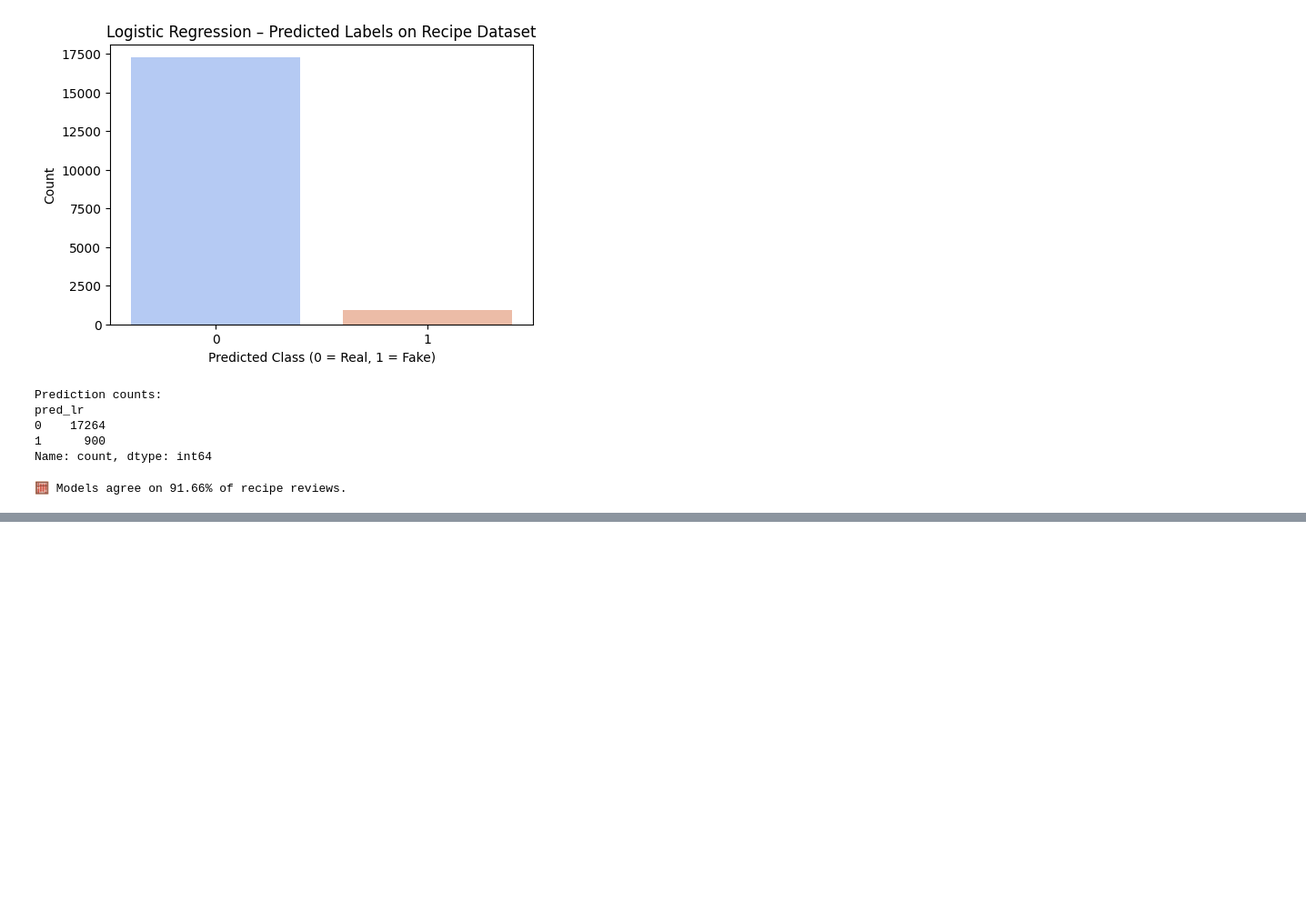
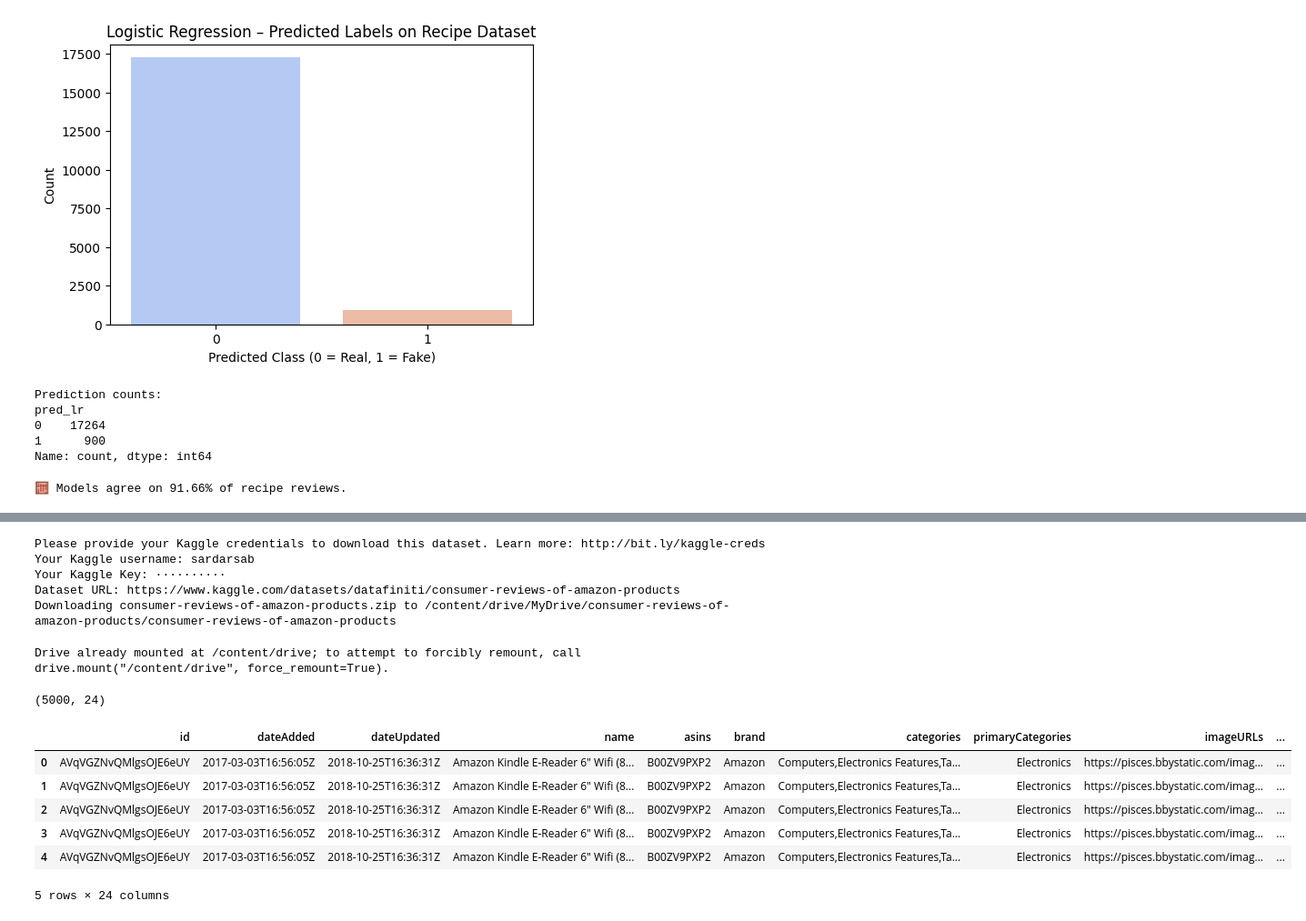
Before and after one commit to sardarmoneeb/Machine-Learning, a Jupyter notebook: Fake_and_Real_Reviews_Prediction.ipynb, the cells around one changed output, grey strips where cells are left out. Shown at 91% size. Saved outputs shown, nothing was run; the diff lists cells and outputs as text; code cells hidden in the pictures; blank space fills up the shorter version.

```diff
--- a/Fake_and_Real_Reviews_Prediction.ipynb
+++ b/Fake_and_Real_Reviews_Prediction.ipynb
@@ -488,0 +578,35 @@ NameError: name 'df_fake' is not defined
+# %%
+import opendatasets as od
+
+dataset_url = 'https://www.kaggle.com/datasets/datafiniti/consumer-reviews-of-amazon-products'
+target_path = '/content/drive/MyDrive/consumer-reviews-of-amazon-products'
+
+od.download(dataset_url, data_dir=target_path)
+# %% [output]
+Please provide your Kaggle credentials to download this dataset. Learn more: http://bit.ly/kaggle-creds
+Your Kaggle username: sardarsab
+Your Kaggle Key: ··········
+Dataset URL: https://www.kaggle.com/datasets/datafiniti/consumer-reviews-of-amazon-products
+Downloading consumer-reviews-of-amazon-products.zip to /content/drive/MyDrive/consumer-reviews-of-amazon-products/consumer-reviews-of-amazon-products
+# %%
+from google.colab import drive
+drive.mount('/content/drive')
+# %% [output]
+Drive already mounted at /content/drive; to attempt to forcibly remount, call drive.mount("/content/drive", force_remount=True).
+# %%
+import pandas as pd
+
+amazon_path = '/content/drive/MyDrive/consumer-reviews-of-amazon-products/consumer-reviews-of-amazon-products/Datafiniti_Amazon_Consumer_Reviews_of_Amazon_Products.csv'
+
+df_amazon = pd.read_csv(amazon_path)
+print(df_amazon.shape)
+df_amazon.head()
+# %% [output]
+(5000, 24)
+|  | id | dateAdded | dateUpdated | name | asins | brand | categories | primaryCategories | imageURLs | ... |
+| 0 | AVqVGZNvQMlgsOJE6eUY | 2017-03-03T16:56:05Z | 2018-10-25T16:36:31Z | Amazon Kindle E-Reader 6" Wifi (8... | B00ZV9PXP2 | Amazon | Computers,Electronics Features,Ta... | Electronics | https://pisces.bbystatic.com/imag... | ... |
+| 1 | AVqVGZNvQMlgsOJE6eUY | 2017-03-03T16:56:05Z | 2018-10-25T16:36:31Z | Amazon Kindle E-Reader 6" Wifi (8... | B00ZV9PXP2 | Amazon | Computers,Electronics Features,Ta... | Electronics | https://pisces.bbystatic.com/imag... | ... |
+| 2 | AVqVGZNvQMlgsOJE6eUY | 2017-03-03T16:56:05Z | 2018-10-25T16:36:31Z | Amazon Kindle E-Reader 6" Wifi (8... | B00ZV9PXP2 | Amazon | Computers,Electronics Features,Ta... | Electronics | https://pisces.bbystatic.com/imag... | ... |
+| 3 | AVqVGZNvQMlgsOJE6eUY | 2017-03-03T16:56:05Z | 2018-10-25T16:36:31Z | Amazon Kindle E-Reader 6" Wifi (8... | B00ZV9PXP2 | Amazon | Computers,Electronics Features,Ta... | Electronics | https://pisces.bbystatic.com/imag... | ... |
+| 4 | AVqVGZNvQMlgsOJE6eUY | 2017-03-03T16:56:05Z | 2018-10-25T16:36:31Z | Amazon Kindle E-Reader 6" Wifi (8... | B00ZV9PXP2 | Amazon | Computers,Electronics Features,Ta... | Electronics | https://pisces.bbystatic.com/imag... | ... |
+5 rows × 24 columns
```
Also changed, not shown: parts of 27 cells of this notebook.
